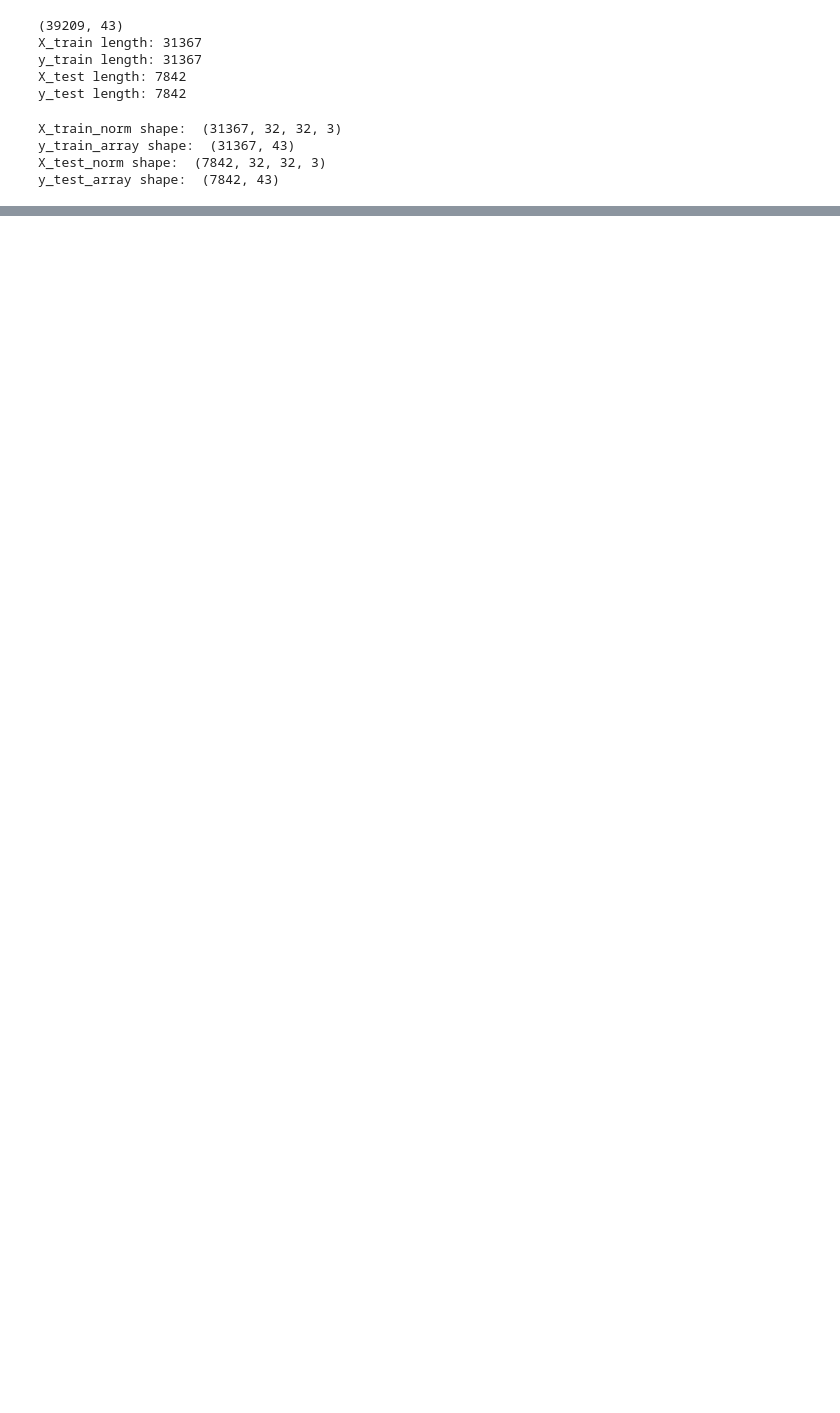
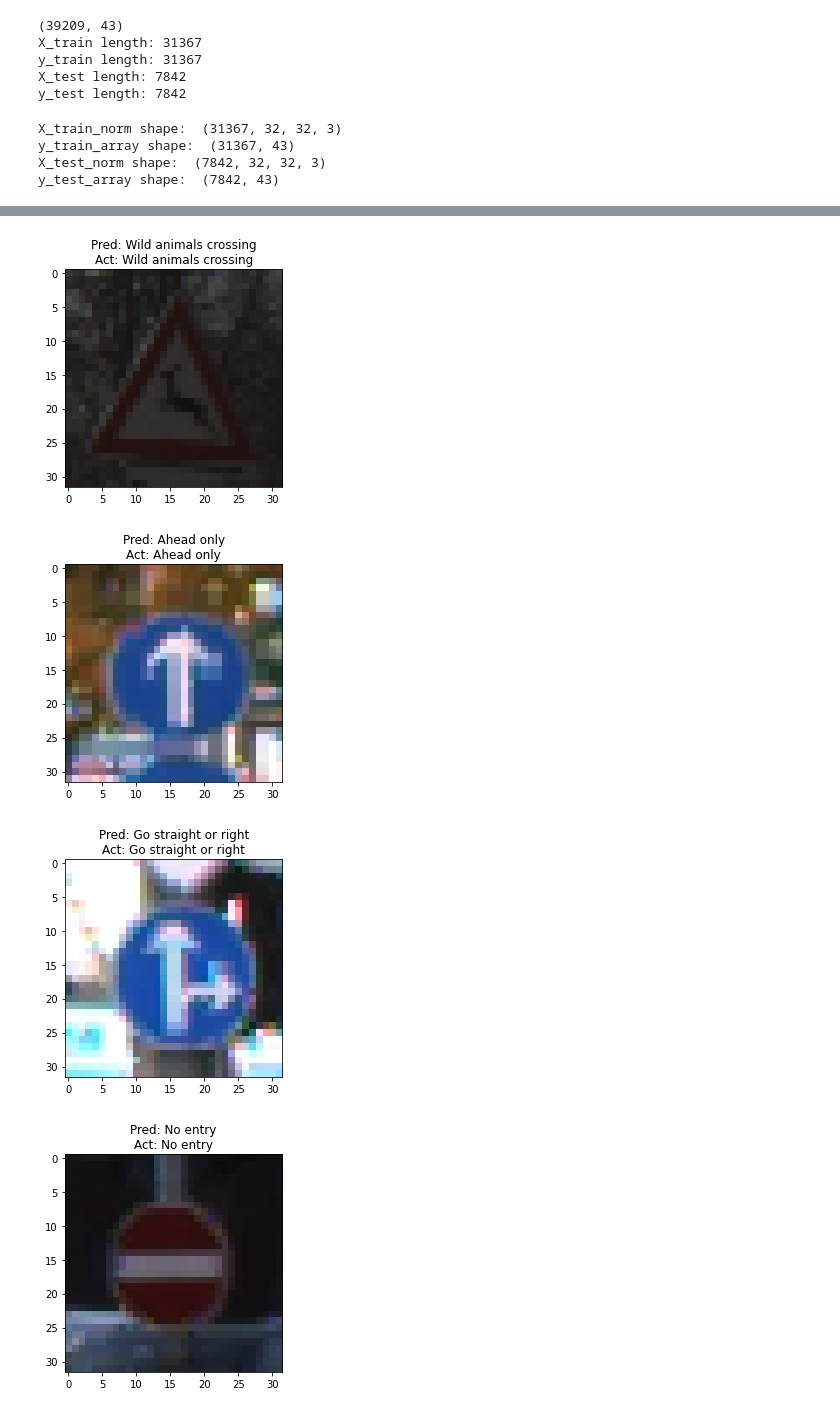
Before and after one commit to StanleyCZ/smap2022-traffic-sign-classification, a Jupyter notebook: smap2022-traffic-sign-classification.ipynb, the cells around one changed output, grey strips where cells are left out. Drawn from its saved outputs; the diff is of its cells as text; code cells hidden in the pictures; blank space fills up the shorter version.

Commit message:
load natrenovaneho modelu

```diff
--- a/smap2022-traffic-sign-classification.ipynb
+++ b/smap2022-traffic-sign-classification.ipynb
@@ -232,0 +238,15 @@ plt.show()
+# %%
+model_predictions2 = model.predict(X_test_norm)
+predictions2 = np.argmax(model_predictions2, axis = 1)
+actual_values2 = np.argmax(y_test_array, axis = 1)
+# %%
+for i in range(10):
+    rnd = random.randint(0,len(X_test))
+    ax = fig.add_subplot(5, 4, i + 1)
+    show_prediction_results(X_test,predictions2, actual_values2, rnd)
+    plt.show()
+# %% [output]
+[figure, added]
+[figure, added]
+[figure, added]
+[figure, added]
```
Also changed, not shown: parts of 9 cells of this notebook.
